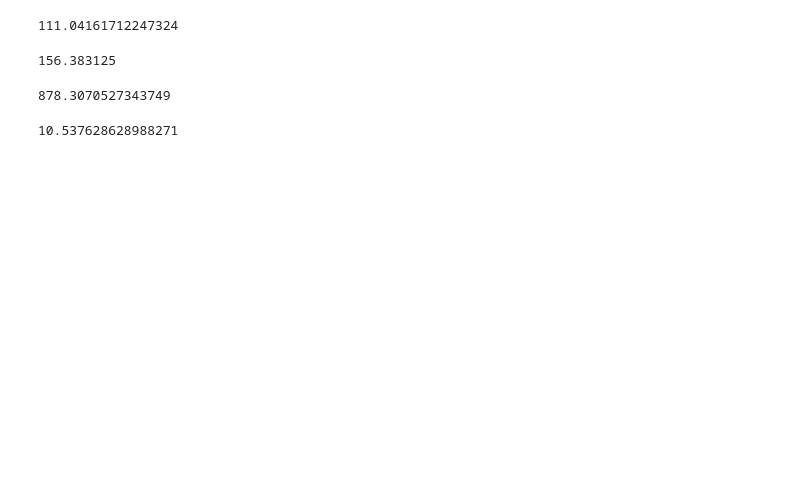
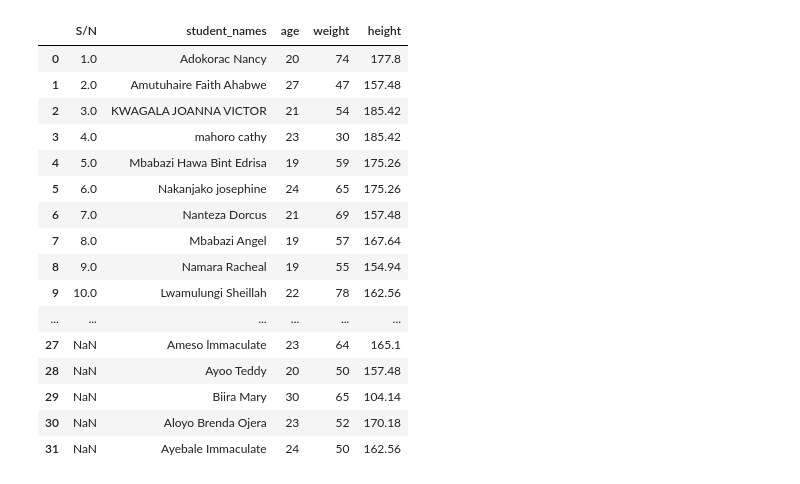
Before and after one commit to ALOYO-BRENDA-OJERA/datascience_assignment4, a Jupyter notebook: assignment4.ipynb, the cells around one changed output. Drawn from its saved outputs; the diff is of its cells as text; code cells hidden in the pictures; blank space fills up the shorter version.

```diff
--- a/assignment4.ipynb
+++ b/assignment4.ipynb
@@ -40,20 +2,0 @@ print(standard_deviation_of_students_weight)
-# %%
-variance_of_students_weight=np.var(students_weight)
-print(variance_of_students_weight)
-# %% [output]
-111.04161712247324
-# %%
-mean_of_students_height=np.mean(students_height)
-print(mean_of_students_height)
-# %% [output]
-156.383125
-# %%
-variance_of_students_height=np.var(students_height)
-print(variance_of_students_height)
-# %% [output]
-878.3070527343749
-# %%
-standard_deviation_of_students_height=np.std(students_weight)
-print(standard_deviation_of_students_height)
-# %% [output]
-10.537628628988271
@@ -59,0 +5,23 @@ print(standard_deviation_of_students_height)
+# %%
+#importing dataset
+
+dataset=pd.read_excel('dataset.xlsx')
+dataset
+# %% [output]
+|  | S/N | student_names | age | weight | height |
+| 0 | 1.0 | Adokorac Nancy | 20 | 74 | 177.8 |
+| 1 | 2.0 | Amutuhaire Faith Ahabwe | 27 | 47 | 157.48 |
+| 2 | 3.0 | KWAGALA JOANNA VICTOR | 21 | 54 | 185.42 |
+| 3 | 4.0 | mahoro cathy | 23 | 30 | 185.42 |
+| 4 | 5.0 | Mbabazi Hawa Bint Edrisa | 19 | 59 | 175.26 |
+| 5 | 6.0 | Nakanjako josephine | 24 | 65 | 175.26 |
+| 6 | 7.0 | Nanteza Dorcus | 21 | 69 | 157.48 |
+| 7 | 8.0 | Mbabazi Angel | 19 | 57 | 167.64 |
+| 8 | 9.0 | Namara Racheal | 19 | 55 | 154.94 |
+| 9 | 10.0 | Lwamulungi Sheillah | 22 | 78 | 162.56 |
+| ... | ... | ... | ... | ... | ... |
+| 27 | NaN | Ameso lmmaculate | 23 | 64 | 165.1 |
+| 28 | NaN | Ayoo Teddy | 20 | 50 | 157.48 |
+| 29 | NaN | Biira Mary | 30 | 65 | 104.14 |
+| 30 | NaN | Aloyo Brenda Ojera | 23 | 52 | 170.18 |
+| 31 | NaN | Ayebale Immaculate | 24 | 50 | 162.56 |
```
Also changed, not shown: parts of 22 cells of this notebook.
